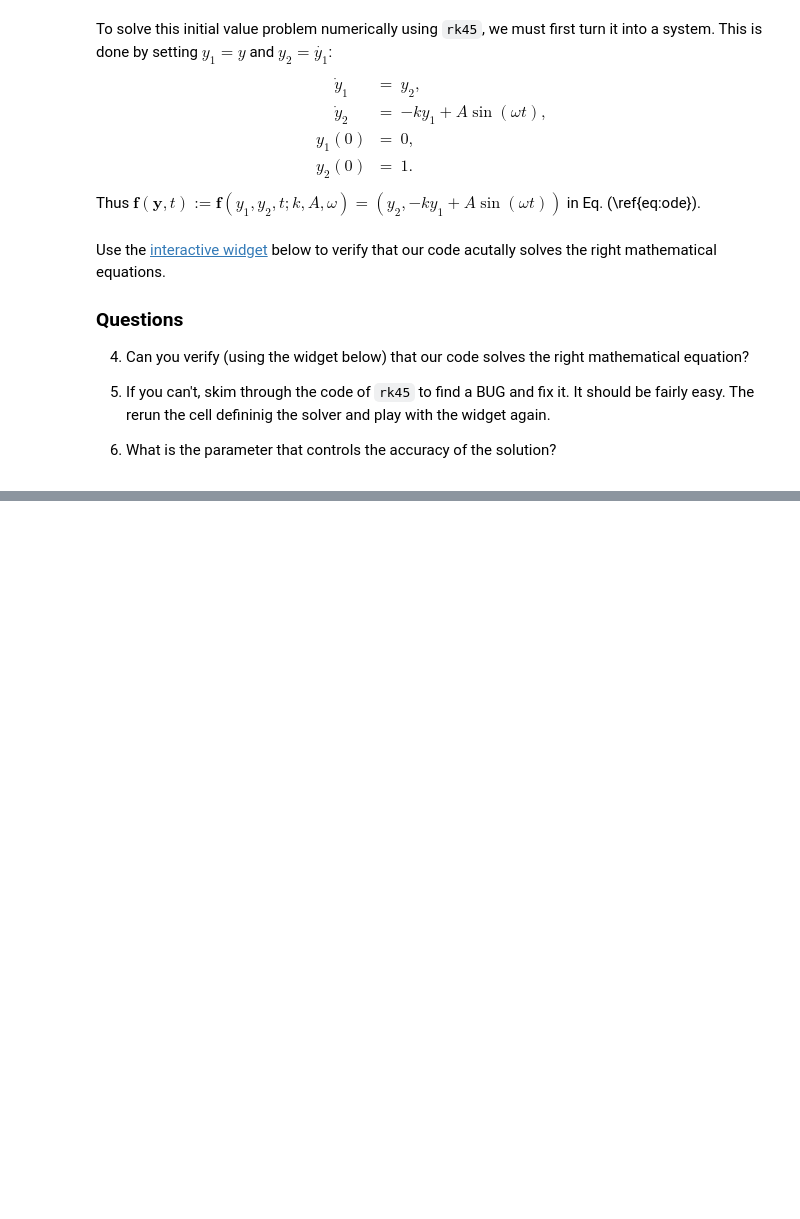
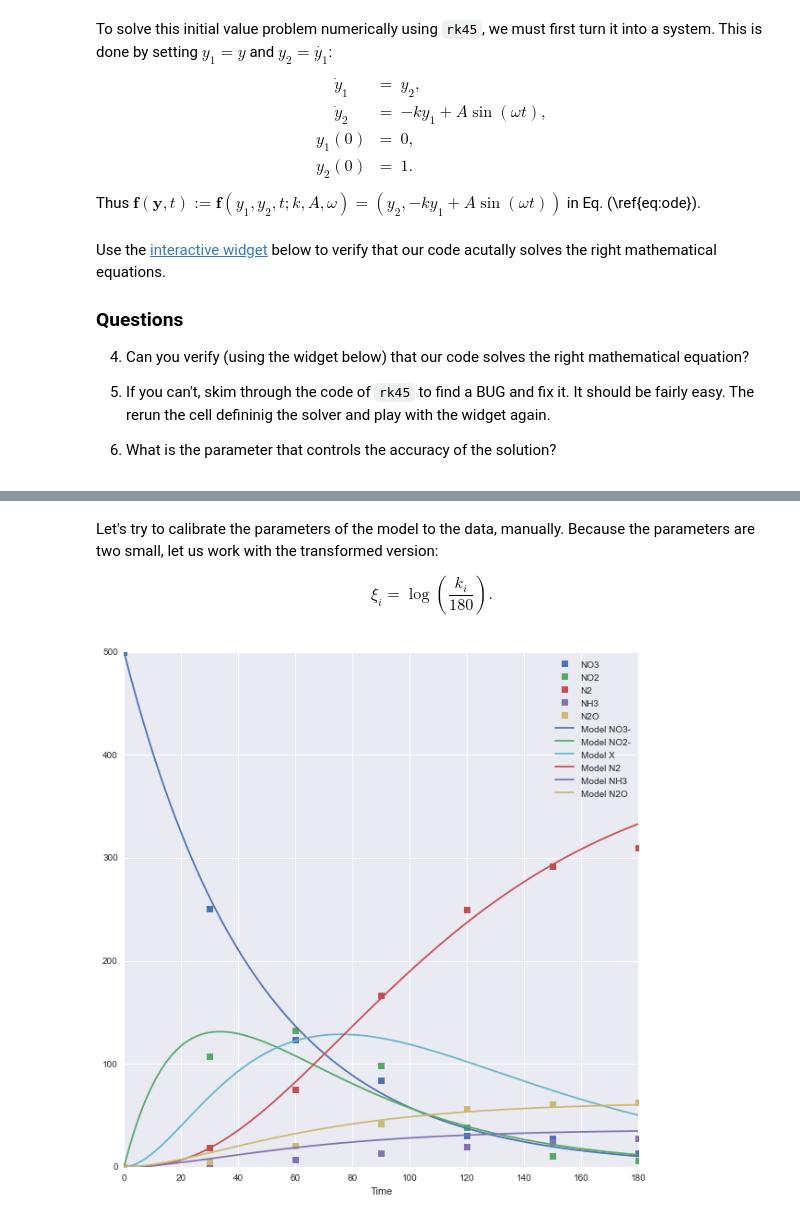
Before and after one commit to nawalgao/uq-course, a Jupyter notebook: lec_01.ipynb, the cells around one changed output, grey strips where cells are left out. Saved outputs shown, nothing was run; the diff lists cells and outputs as text; code cells hidden in the pictures; blank space fills up the shorter version.

```diff
--- a/lec_01.ipynb
+++ b/lec_01.ipynb
@@ -316,0 +321,38 @@ interactive(plot_ode_sol, T = (20, 100), k = [0., 1.], A = [0., 2.], omega = [0.
+# %%
+def f_catalysis(y, t, kappa):
+    rhs = np.zeros((6,))
+    rhs[0] = -kappa[0] * y[0]
+    rhs[1] = kappa[0] * y[0] - (kappa[1] + kappa[3] + kappa[4]) * y[1]
+    rhs[2] = kappa[1] * y[1] - kappa[2] * y[2]
+    rhs[3] = kappa[2] * y[2]
+    rhs[4] = kappa[3] * y[1]
+    rhs[5] = kappa[4] * y[1]
+    return rhs
+# %% [markdown]
+Let's try to calibrate the parameters of the model to the data, manually. Because the parameters are two small, let us work with the transformed version:
+
+$$
+\xi_i = \log\left(\frac{k_i}{180}\right).
+$$
+# %%
+def compare_model_to_data(xi1 = 1.359, xi2 = 1.657, xi3 = 1.347, xi4 = -.162, xi5 = -1.009):
+    """
+    Compare the model predictions to the data.
+    """
+    t = np.linspace(0, 180, 100)
+    kappa = np.exp([xi1, xi2, xi3, xi4, xi5]) / 180.
+    y = rk45(f_catalysis, (500., 0., 0., 0., 0., 0.), t, args=(kappa,))
+    fig, ax = plt.subplots(figsize=(10, 10))
+    catalysis_data.plot(ax=ax, style='s')
+    ax.plot(t, y[:, 0], color=sns.color_palette()[0], label='Model NO3-')
+    ax.plot(t, y[:, 1], color=sns.color_palette()[1], label='Model NO2-')
+    ax.plot(t, y[:, 2], color=sns.color_palette()[5], label='Model X')
+    ax.plot(t, y[:, 3], color=sns.color_palette()[2], label='Model N2')
+    ax.plot(t, y[:, 4], color=sns.color_palette()[3], label='Model NH3')
+    ax.plot(t, y[:, 5], color=sns.color_palette()[4], label='Model N2O')
+    plt.legend()
+
+interactive(compare_model_to_data, xi1 = (-2, 2, 0.05), xi2 = (-2, 2, 0.05), xi3 = (-2, 2, 0.05),
+                                   xi4 = (-2, 2, 0.05), xi5 = (-2, 2, 0.05) )
+# %% [output]
+[figure, added]
```
Also changed, not shown: parts of 11 cells of this notebook.
